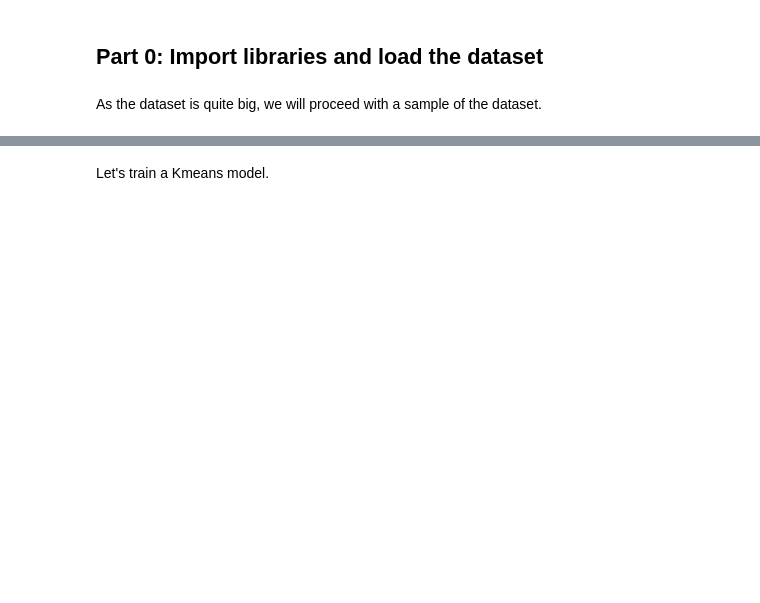
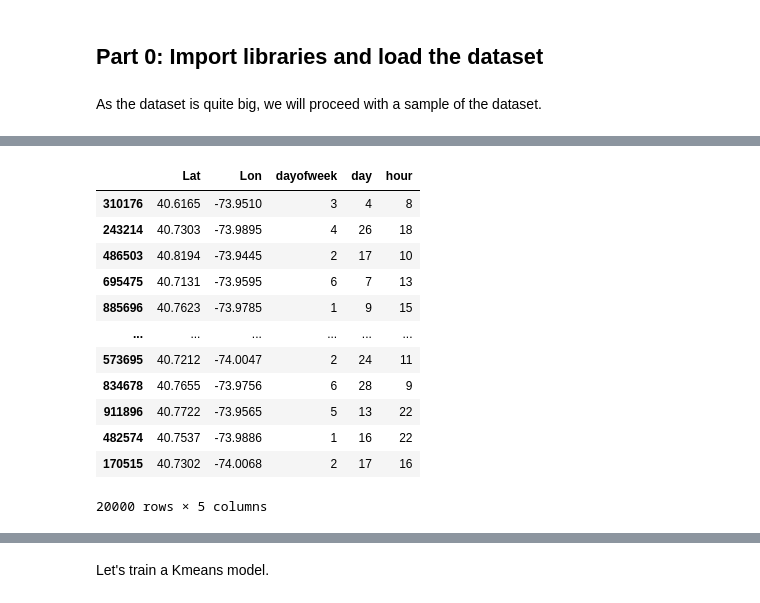
Before and after one commit to vchhauv/uber-pickups, a Jupyter notebook: uber-pickups.ipynb, the cells around one changed output, grey strips where cells are left out. Saved outputs shown, nothing was run; the diff lists cells and outputs as text; code cells hidden in the pictures; blank space fills up the shorter version.

```diff
--- a/uber-pickups.ipynb
+++ b/uber-pickups.ipynb
@@ -27,10 +63,25 @@ display(missing_percentage)
 # %%
 df_sample['Date/Time']= pd.to_datetime(df_sample['Date/Time'])
 df_sample['dayofweek'] =df_sample['Date/Time'].dt.dayofweek
 df_sample['day'] =df_sample['Date/Time'].dt.day
 df_sample['hour'] =df_sample['Date/Time'].dt.hour
 df_sample = df_sample.drop("Date/Time", axis=1)
+df_sample = df_sample.drop("Base", axis=1)
 df_sample
+# %% [output]
+|  | Lat | Lon | dayofweek | day | hour |
+| 310176 | 40.6165 | -73.9510 | 3 | 4 | 8 |
+| 243214 | 40.7303 | -73.9895 | 4 | 26 | 18 |
+| 486503 | 40.8194 | -73.9445 | 2 | 17 | 10 |
+| 695475 | 40.7131 | -73.9595 | 6 | 7 | 13 |
+| 885696 | 40.7623 | -73.9785 | 1 | 9 | 15 |
+| ... | ... | ... | ... | ... | ... |
+| 573695 | 40.7212 | -74.0047 | 2 | 24 | 11 |
+| 834678 | 40.7655 | -73.9756 | 6 | 28 | 9 |
+| 911896 | 40.7722 | -73.9565 | 5 | 13 | 22 |
+| 482574 | 40.7537 | -73.9886 | 1 | 16 | 22 |
+| 170515 | 40.7302 | -74.0068 | 2 | 17 | 16 |
+20000 rows × 5 columns
 # %%
 fig = px.scatter_mapbox(df_sample, lat="Lat", lon="Lon", color="dayofweek",
                          mapbox_style="carto-positron", color_continuous_scale="reds")
```
Also changed, not shown: parts of 16 cells of this notebook.
